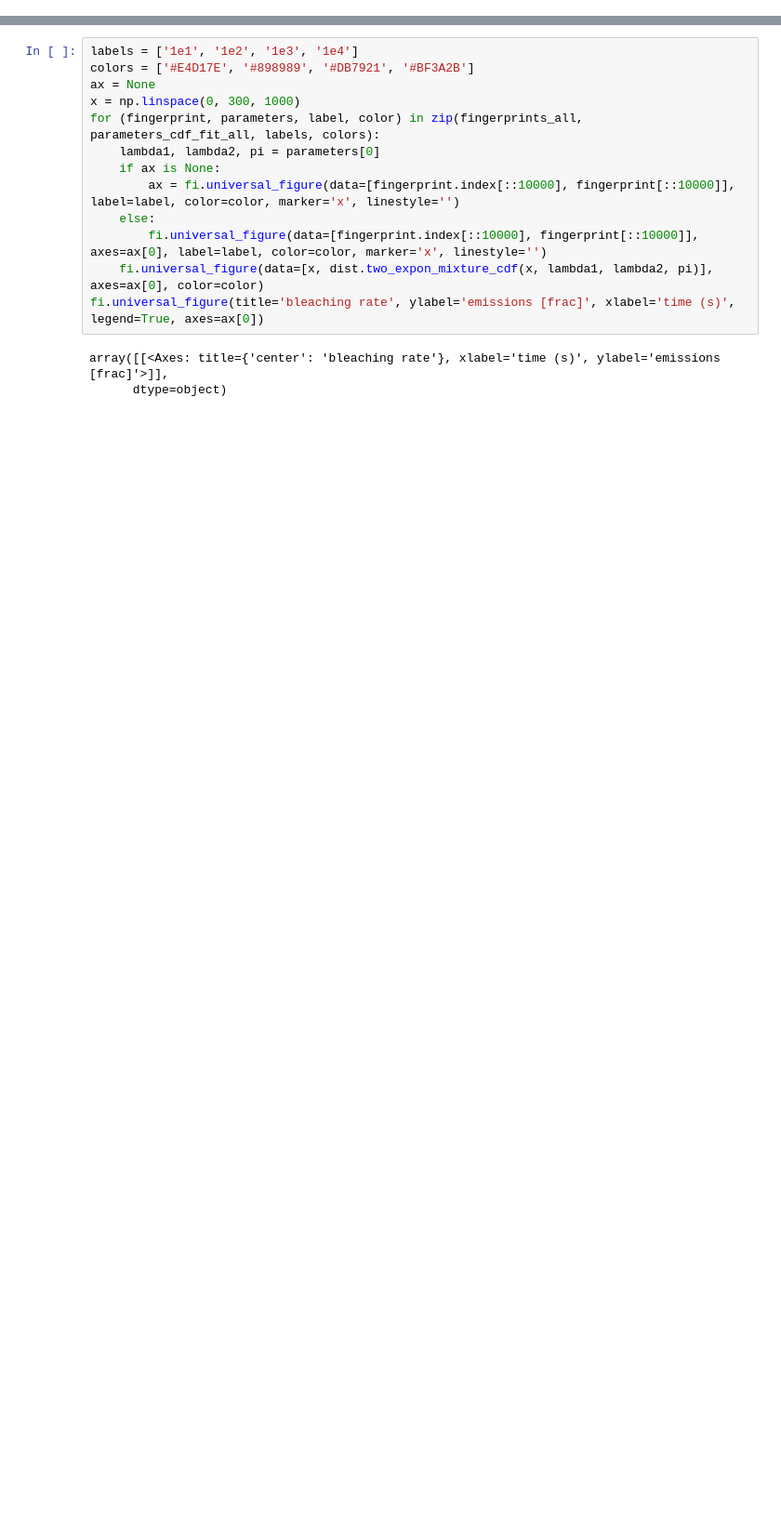
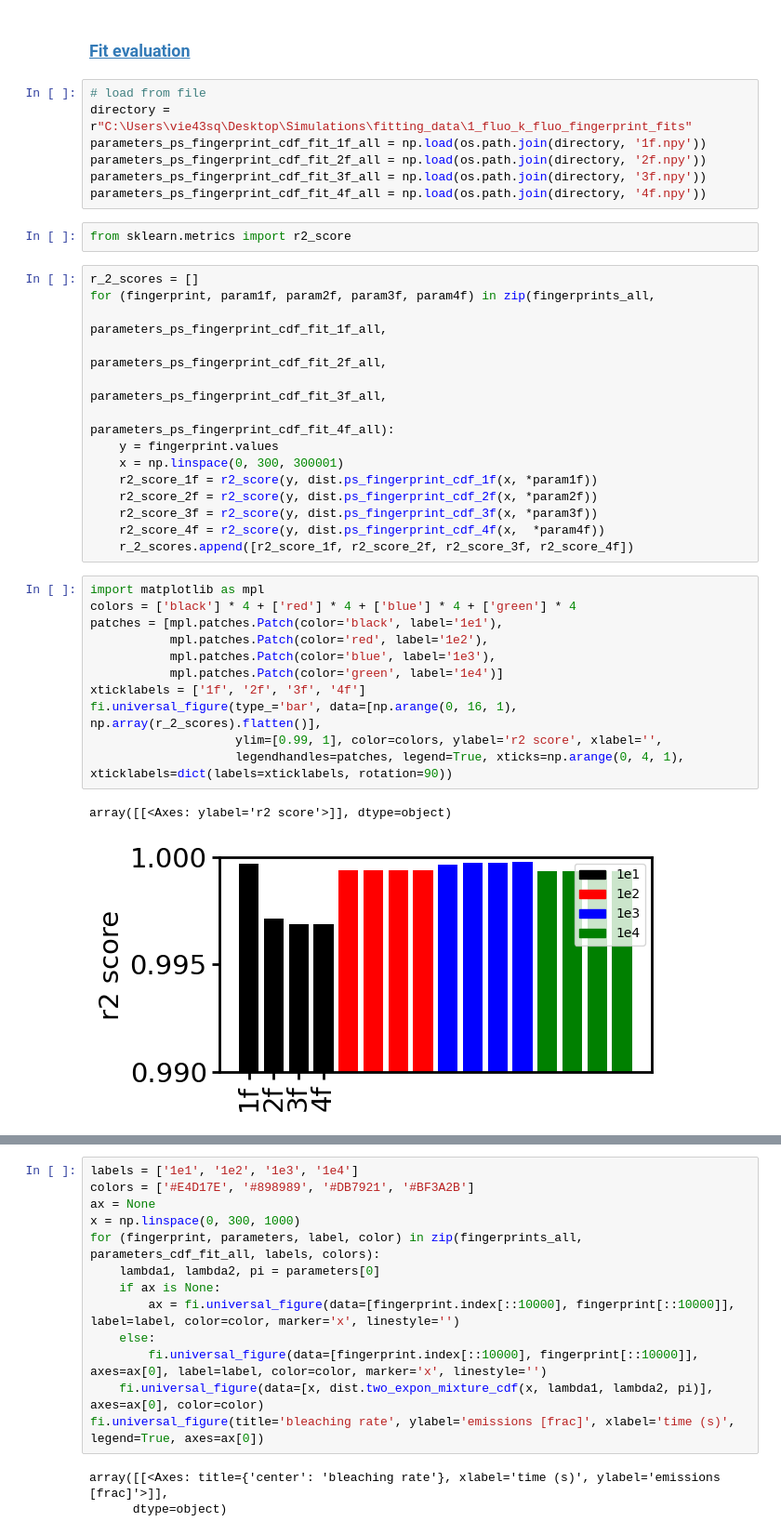
Before and after one commit to super-resolution/Fluopy, a Jupyter notebook: notebooks/cy5/simulations/Chapter I/Fitting procedure/1 fluorophore.ipynb, the cells around one changed output, grey strips where cells are left out. Shown at 93% size. Saved outputs shown, nothing was run; the diff lists cells and outputs as text; blank space fills up the shorter version.

```diff
--- a/notebooks/cy5/simulations/Chapter I/Fitting procedure/1 fluorophore.ipynb
+++ b/notebooks/cy5/simulations/Chapter I/Fitting procedure/1 fluorophore.ipynb
@@ -165,0 +211,39 @@ on periods mean: 4.828e-02s
+# %% [markdown]
+### <a id='toc1_3_2_'></a>[Fit evaluation](#toc0_)
+# %%
+# load from file
+directory = r"C:\Users\vie43sq\Desktop\Simulations\fitting_data\1_fluo_k_fluo_fingerprint_fits"
+parameters_ps_fingerprint_cdf_fit_1f_all = np.load(os.path.join(directory, '1f.npy'))
+parameters_ps_fingerprint_cdf_fit_2f_all = np.load(os.path.join(directory, '2f.npy'))
+parameters_ps_fingerprint_cdf_fit_3f_all = np.load(os.path.join(directory, '3f.npy'))
+parameters_ps_fingerprint_cdf_fit_4f_all = np.load(os.path.join(directory, '4f.npy'))
+# %%
+from sklearn.metrics import r2_score
+# %%
+r_2_scores = []
+for (fingerprint, param1f, param2f, param3f, param4f) in zip(fingerprints_all,
+                                                    parameters_ps_fingerprint_cdf_fit_1f_all,
+                                                    parameters_ps_fingerprint_cdf_fit_2f_all,
+                                                    parameters_ps_fingerprint_cdf_fit_3f_all,
+                                                    parameters_ps_fingerprint_cdf_fit_4f_all):
+    y = fingerprint.values
+    x = np.linspace(0, 300, 300001)
+    r2_score_1f = r2_score(y, dist.ps_fingerprint_cdf_1f(x, *param1f))
+    r2_score_2f = r2_score(y, dist.ps_fingerprint_cdf_2f(x, *param2f))
+    r2_score_3f = r2_score(y, dist.ps_fingerprint_cdf_3f(x, *param3f))
+    r2_score_4f = r2_score(y, dist.ps_fingerprint_cdf_4f(x,  *param4f))
+    r_2_scores.append([r2_score_1f, r2_score_2f, r2_score_3f, r2_score_4f])
+# %%
+import matplotlib as mpl
+colors = ['black'] * 4 + ['red'] * 4 + ['blue'] * 4 + ['green'] * 4
+patches = [mpl.patches.Patch(color='black', label='1e1'),
+           mpl.patches.Patch(color='red', label='1e2'),
+           mpl.patches.Patch(color='blue', label='1e3'),
+           mpl.patches.Patch(color='green', label='1e4')]
+xticklabels = ['1f', '2f', '3f', '4f']
+fi.universal_figure(type_='bar', data=[np.arange(0, 16, 1), np.array(r_2_scores).flatten()],
+                    ylim=[0.99, 1], color=colors, ylabel='r2 score', xlabel='',
+                    legendhandles=patches, legend=True, xticks=np.arange(0, 4, 1), xticklabels=dict(labels=xticklabels, rotation=90))
+# %% [output]
+array([[<Axes: ylabel='r2 score'>]], dtype=object)
+[figure, added]
```
Also changed, not shown: parts of 64 cells of this notebook, 15 other files.
